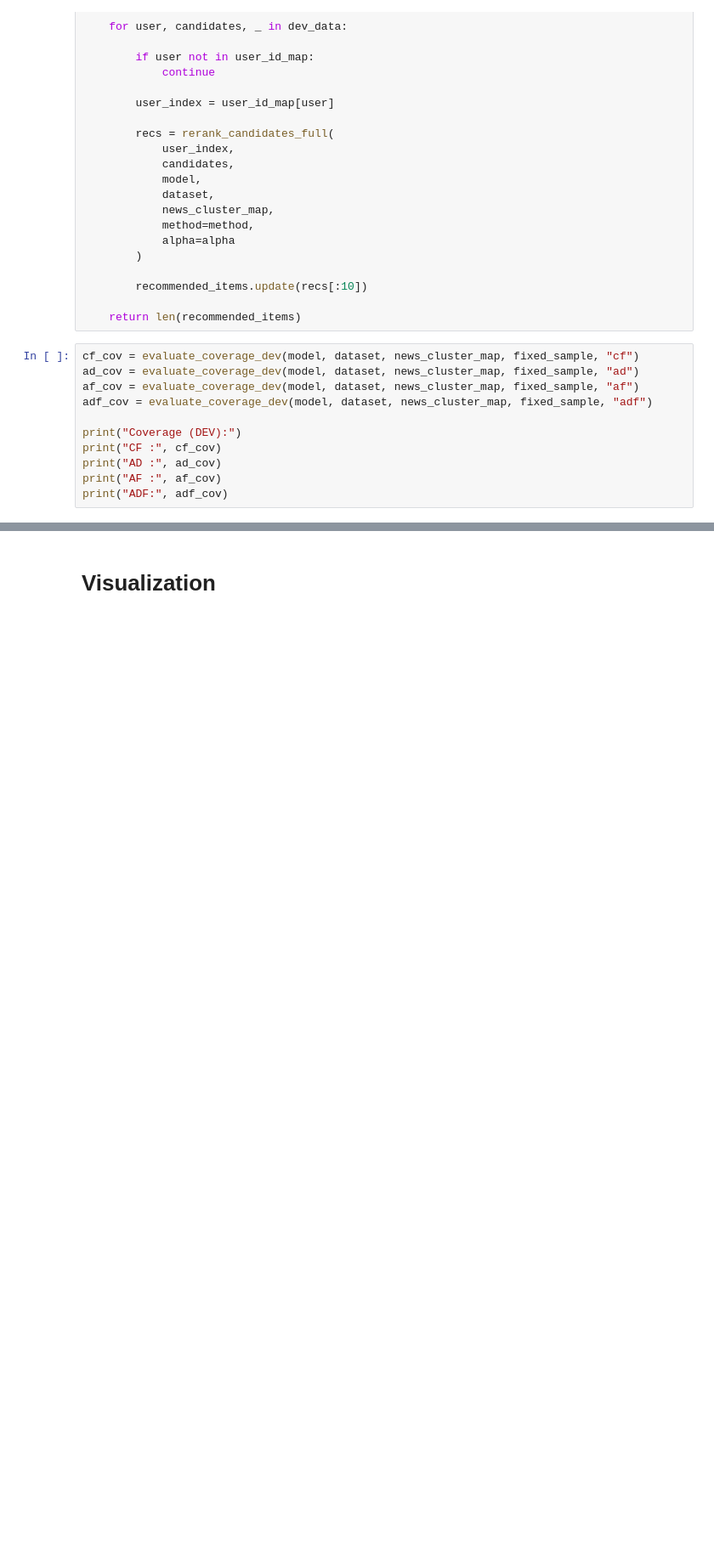
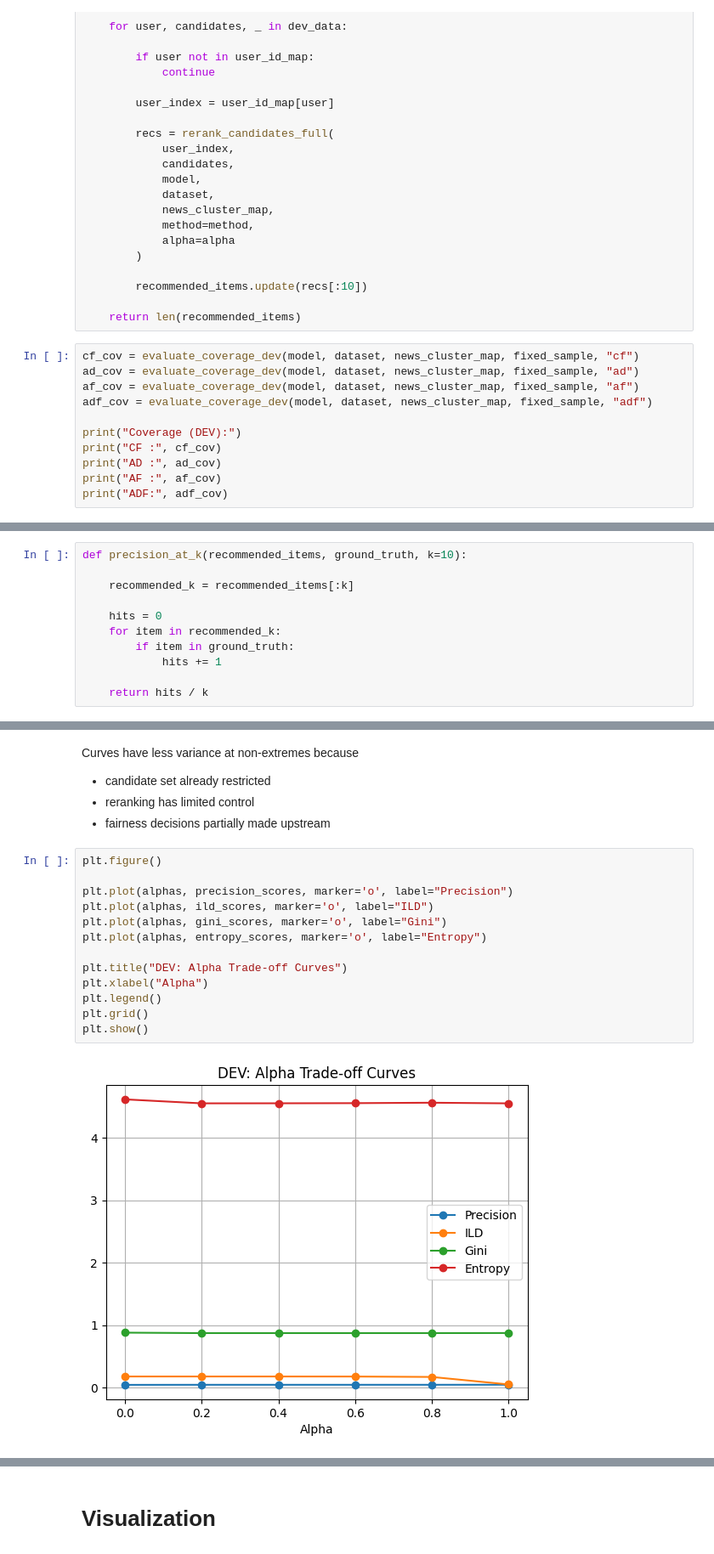
Before and after one commit to neeyatlotlikar/me_fy_project, a Jupyter notebook: ADF_ReRanking_MIND.ipynb, the cells around one changed output, grey strips where cells are left out. Shown at 85% size. Cells and saved outputs as stored; diff of their text form; blank space fills up the shorter version.

```diff
--- a/ADF_ReRanking_MIND.ipynb
+++ b/ADF_ReRanking_MIND.ipynb
@@ -2584,0 +2620,11 @@ print("ADF:", adf_cov)
+# %%
+def precision_at_k(recommended_items, ground_truth, k=10):
+
+    recommended_k = recommended_items[:k]
+
+    hits = 0
+    for item in recommended_k:
+        if item in ground_truth:
+            hits += 1
+
+    return hits / k
@@ -2584,0 +3320,20 @@ print("ADF:", adf_cov)
+# %% [markdown]
+Curves have less variance at non-extremes because
+* candidate set already restricted
+* reranking has limited control
+* fairness decisions partially made upstream
+# %%
+plt.figure()
+
+plt.plot(alphas, precision_scores, marker='o', label="Precision")
+plt.plot(alphas, ild_scores, marker='o', label="ILD")
+plt.plot(alphas, gini_scores, marker='o', label="Gini")
+plt.plot(alphas, entropy_scores, marker='o', label="Entropy")
+
+plt.title("DEV: Alpha Trade-off Curves")
+plt.xlabel("Alpha")
+plt.legend()
+plt.grid()
+plt.show()
+# %% [output]
+[figure, added]
```
Also changed, not shown: parts of 38 cells of this notebook.
